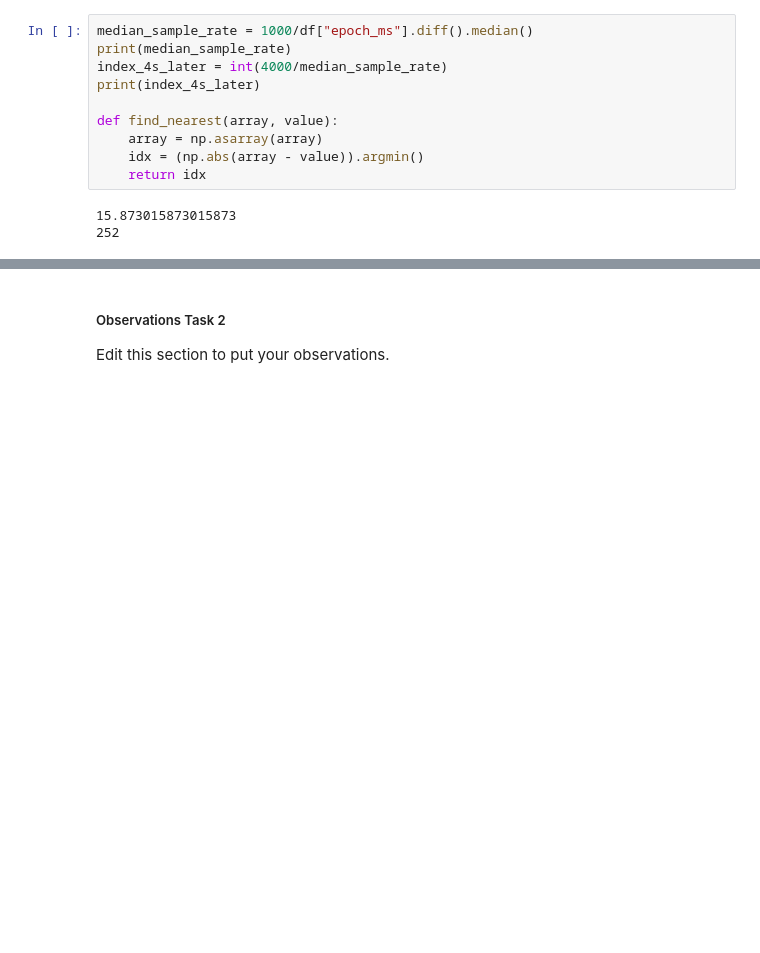
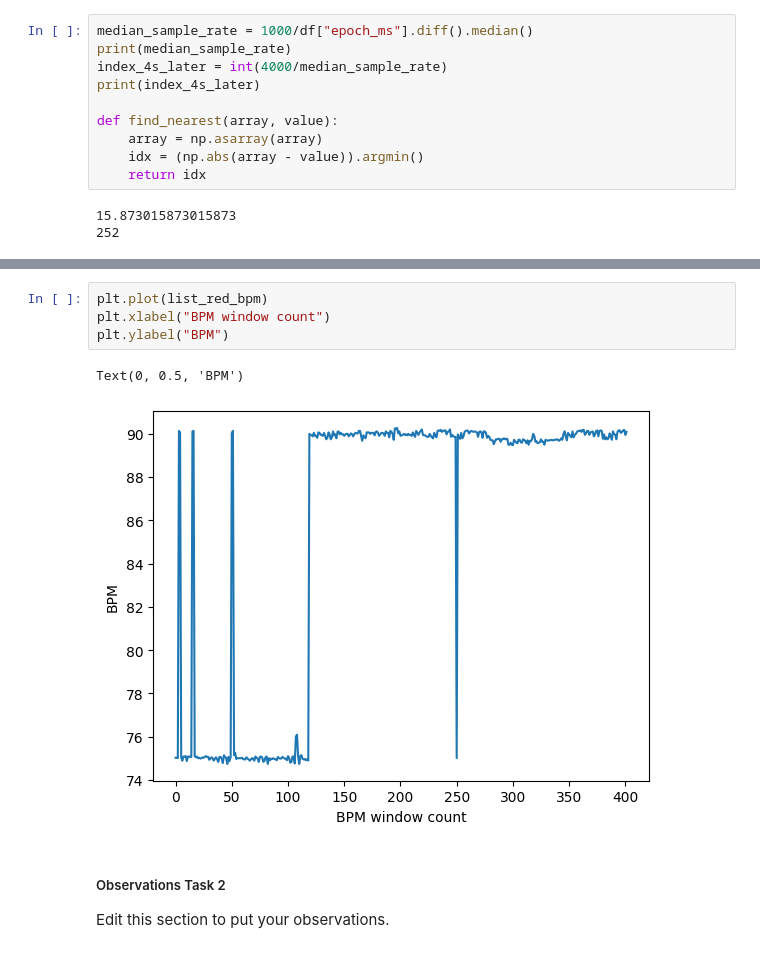
Before and after one commit to siddhanthramani/iitm_sensing_systems_for_iot, a Jupyter notebook: Homework 2/CS23Z007_CS6650H23/homework_2.ipynb, the cells around one changed output, grey strips where cells are left out. Drawn from its saved outputs; the diff is of its cells as text; blank space fills up the shorter version.

```diff
--- a/Homework 2/CS23Z007_CS6650H23/homework_2.ipynb
+++ b/Homework 2/CS23Z007_CS6650H23/homework_2.ipynb
@@ -281,3 +282,10 @@ plt.plot(list_red_bpm)
+# %%
+plt.plot(list_red_bpm)
+plt.xlabel("BPM window count")
+plt.ylabel("BPM")
+# %% [output]
+Text(0, 0.5, 'BPM')
+[figure, added]
 # %% [markdown]
 ##### Observations Task 2
 
```
Also changed, not shown: parts of 7 cells of this notebook.
